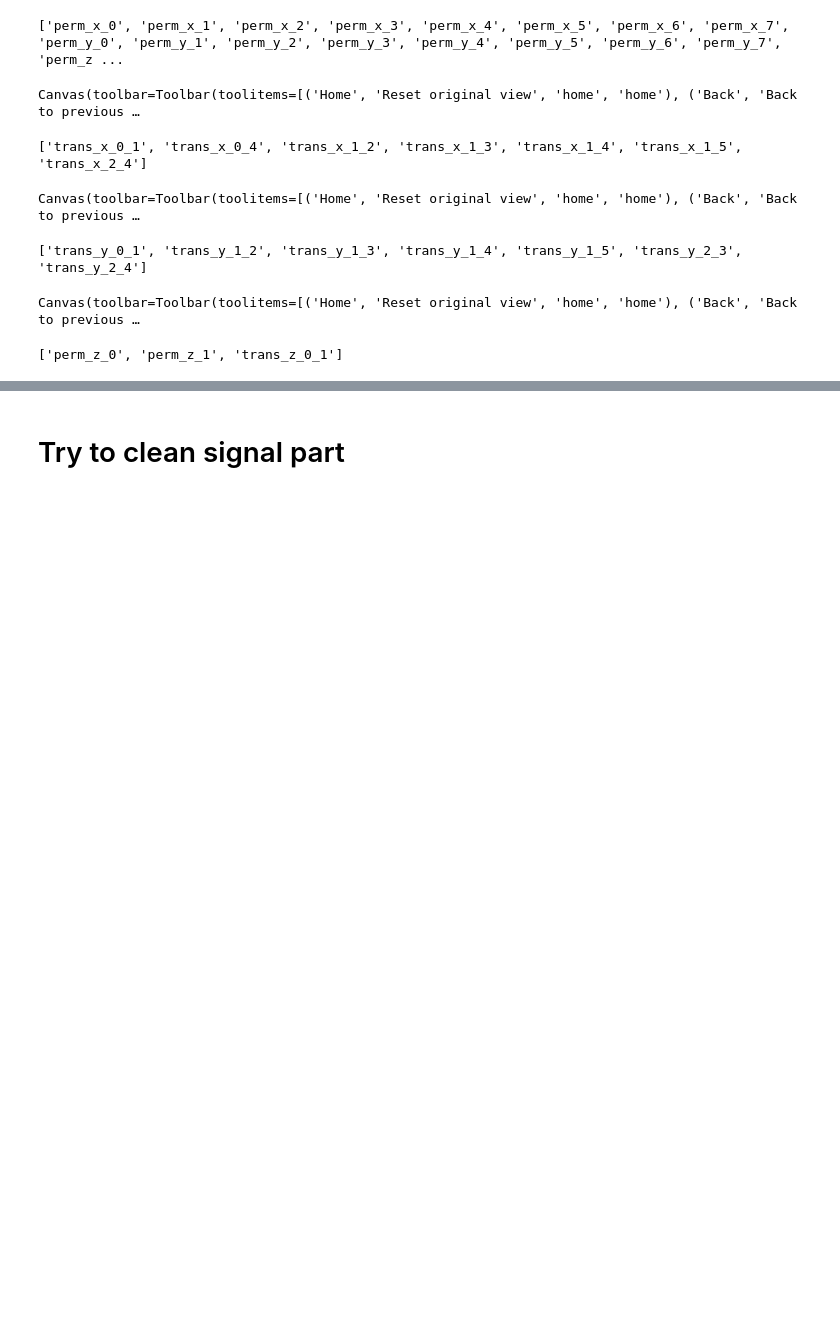
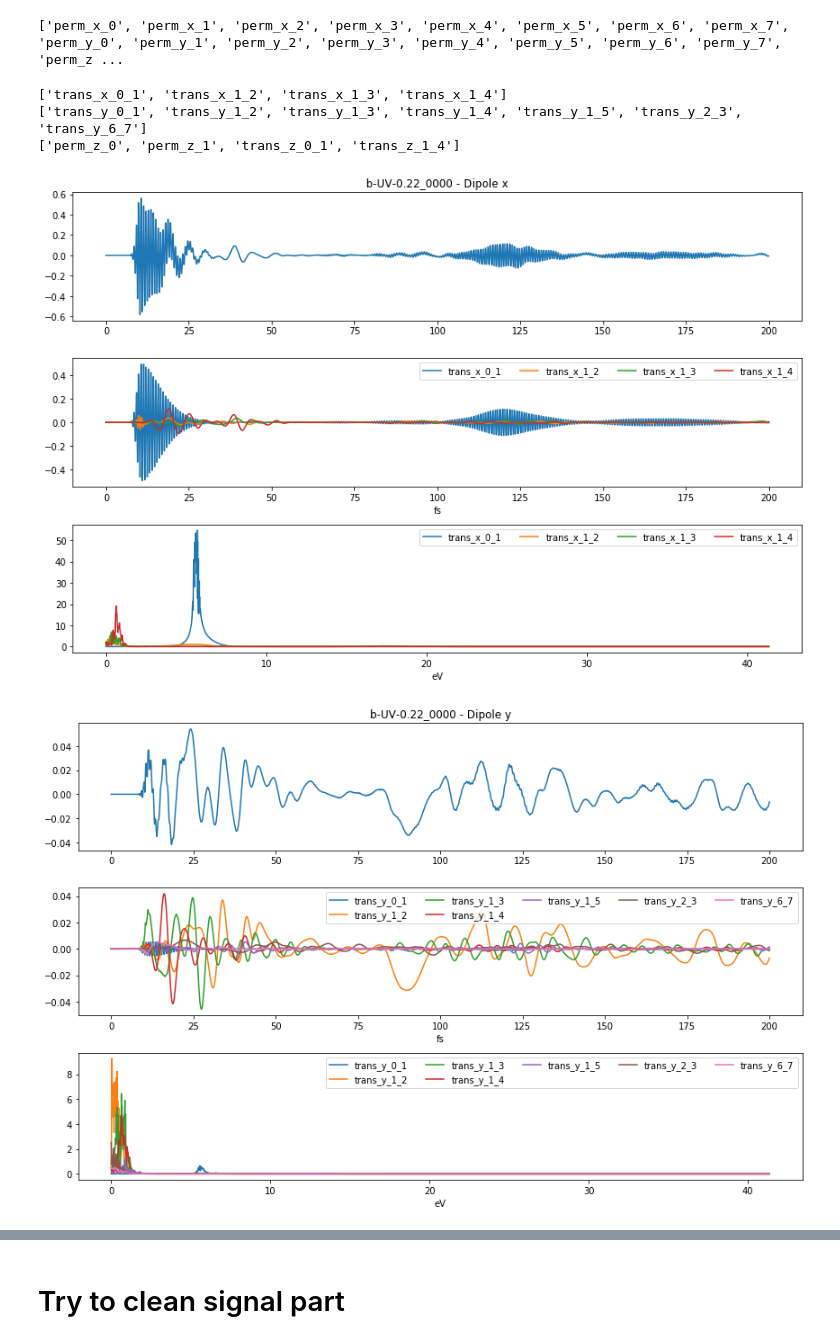
Before and after one commit to acuzzio/GridQuantumPropagator, a Jupyter notebook: Scripts/Dipoles_analysis.ipynb, the cells around one changed output, grey strips where cells are left out. Saved outputs shown, nothing was run; the diff lists cells and outputs as text; code cells hidden in the pictures; blank space fills up the shorter version.

```diff
--- a/Scripts/Dipoles_analysis.ipynb
+++ b/Scripts/Dipoles_analysis.ipynb
@@ -186,38 +183,37 @@ def process_folder(this_folder,fol,outputFolder):
 
         # #  THOSE LINES TO DEBUG WITH GNUPLOT
         # #     degub_fodler = '/home/alessio/Desktop/'
 
         # #     np.savetxt(os.path.join(degub_fodler,'file1'),a)
         # #     np.savetxt(os.path.join(degub_fodler,'file2'),b)
 
 
             ax1.legend(ncol=5)
             ax1.set_xlabel('fs')
             ax2.legend(ncol=5)
             ax2.set_xlabel('eV')
             ax0.set_title('{} - Dipole{} {}'.format(this_folder,mask_or_not,cart))
             fig.tight_layout()
 
         # this needs to be ONCE in the df of Francoise
         fran_df_dipole['time fs'] = timefs
         fran_df_freq['DFT-Frequencies eV'] = ev_freq
         fran_df_dipole = reorder_dataframe_last_first(fran_df_dipole)
         fran_df_freq = reorder_dataframe_last_first(fran_df_freq)
 
         fran_df_dipole.to_csv(os.path.join(outputFolder,'{}_dipoles{}.csv'.format(this_folder,mask_or_not)))
         fran_df_freq.to_csv(os.path.join(outputFolder,'{}_dipoles_DFT{}.csv'.format(this_folder,mask_or_not)))
 
 
-# process_folder(subfolders[0],fol,outputFolder)
+process_folder(subfolders[0],fol,outputFolder)
 # process_folder(subfolders[1],fol,outputFolder)
 # process_folder(subfolders[2],fol,outputFolder)
 # process_folder(subfolders[3],fol,outputFolder)
 # process_folder(subfolders[20],fol,outputFolder)
-process_folder(subfolders[19],fol,outputFolder)
+# process_folder(subfolders[33],fol,outputFolder)
 # %% [output]
-Canvas(toolbar=Toolbar(toolitems=[('Home', 'Reset original view', 'home', 'home'), ('Back', 'Back to previous …
+['trans_x_0_1', 'trans_x_1_2', 'trans_x_1_3', 'trans_x_1_4']
+['trans_y_0_1', 'trans_y_1_2', 'trans_y_1_3', 'trans_y_1_4', 'trans_y_1_5', 'trans_y_2_3', 'trans_y_6_7']
+['perm_z_0', 'perm_z_1', 'trans_z_0_1', 'trans_z_1_4']
-['trans_x_0_1', 'trans_x_0_4', 'trans_x_1_2', 'trans_x_1_3', 'trans_x_1_4', 'trans_x_1_5', 'trans_x_2_4']
-Canvas(toolbar=Toolbar(toolitems=[('Home', 'Reset original view', 'home', 'home'), ('Back', 'Back to previous …
-['trans_y_0_1', 'trans_y_1_2', 'trans_y_1_3', 'trans_y_1_4', 'trans_y_1_5', 'trans_y_2_3', 'trans_y_2_4']
-Canvas(toolbar=Toolbar(toolitems=[('Home', 'Reset original view', 'home', 'home'), ('Back', 'Back to previous …
-['perm_z_0', 'perm_z_1', 'trans_z_0_1']
+[figure, added]
+[figure, added]
```
Also changed, not shown: parts of 3 cells of this notebook, 8 other files.
